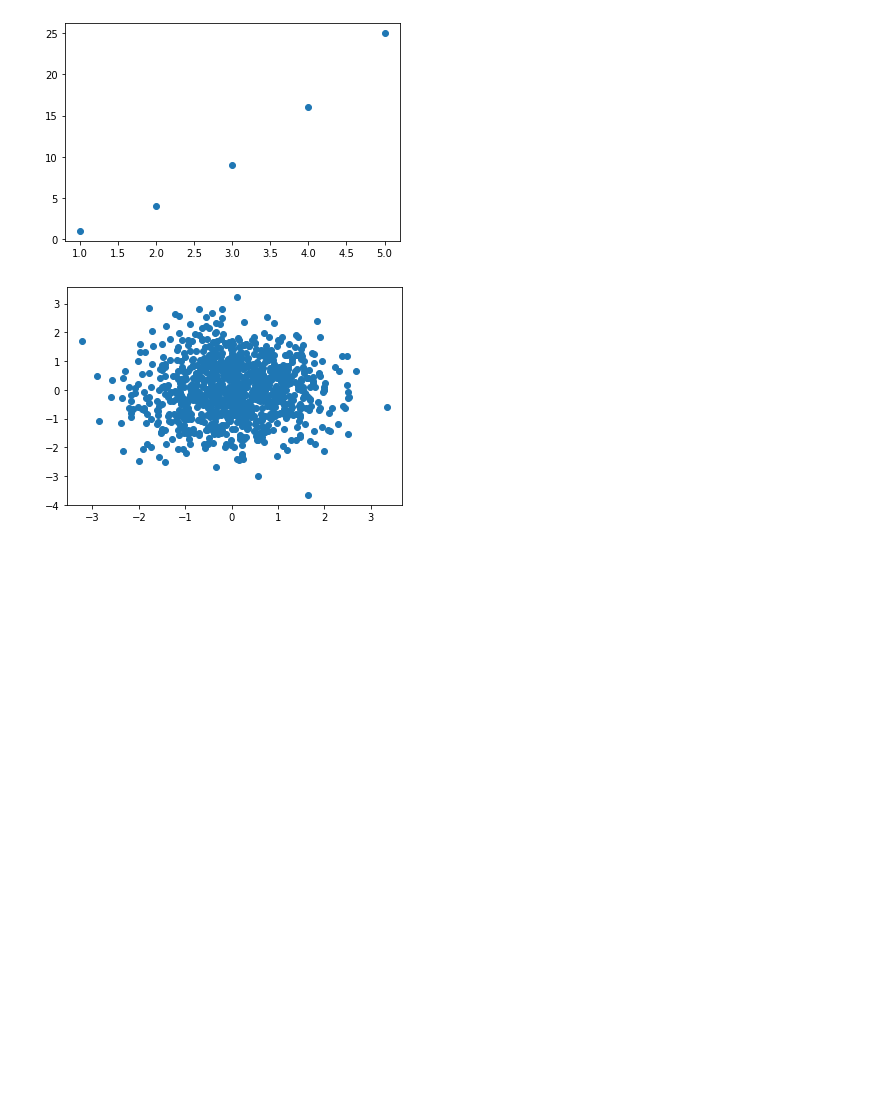
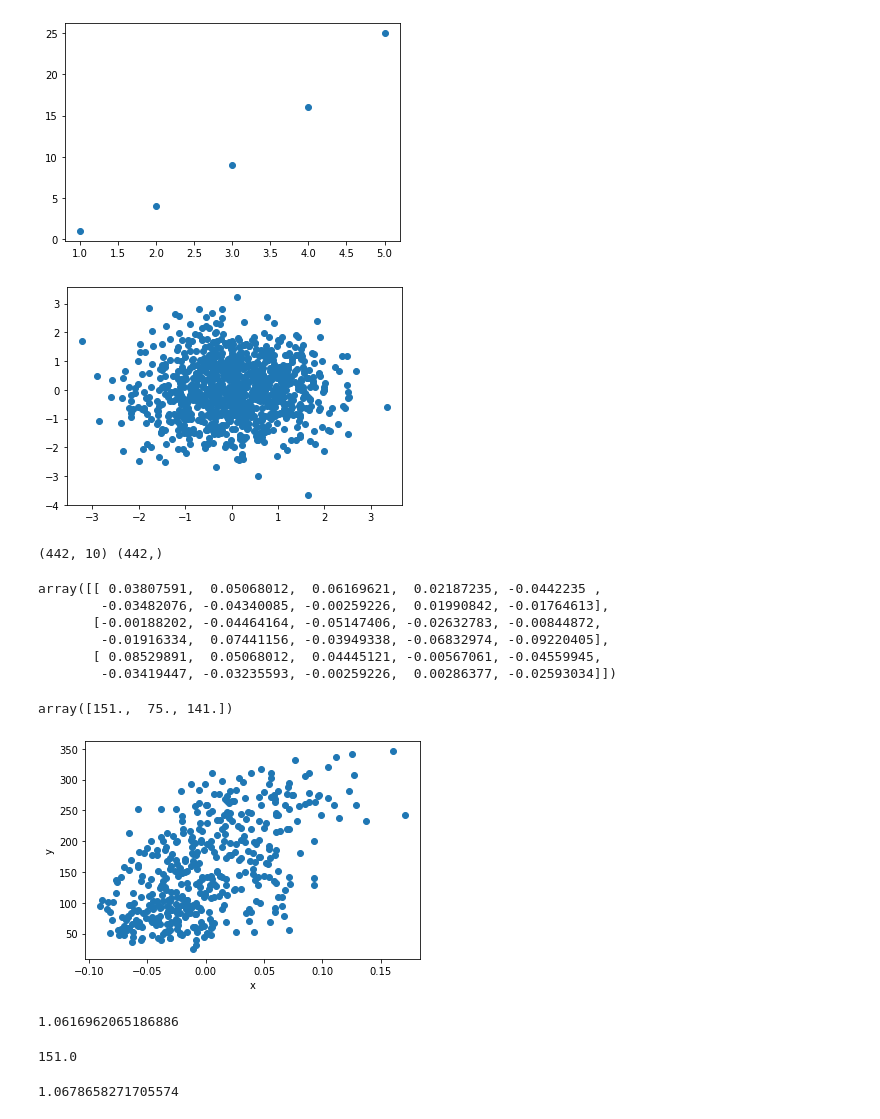
Before and after one commit to HyungJu/colab-practice, a Jupyter notebook: Untitled0_ipynb의_사본.ipynb, the cells around one changed output. Drawn from its saved outputs; the diff is of its cells as text; code cells hidden in the pictures; blank space fills up the shorter version.

```diff
--- a/Untitled0_ipynb의_사본.ipynb
+++ b/Untitled0_ipynb의_사본.ipynb
@@ -59,3 +59,31 @@ plt.scatter(x,y)
 plt.show()
 # %% [output]
 [figure]
+# %%
+from sklearn.datasets import load_diabetes
+diabetes = load_diabetes()
+# %%
+print(diabetes.data.shape, diabetes.target.shape)
+# %% [output]
+(442, 10) (442,)
+# %%
+diabetes.data[0:3]
+# %% [output]
+array([[ 0.03807591,  0.05068012,  0.06169621,  0.02187235, -0.0442235 ,
+        -0.03482076, -0.04340085, -0.00259226,  0.01990842, -0.01764613],
+       [-0.00188202, -0.04464164, -0.05147406, -0.02632783, -0.00844872,
+        -0.01916334,  0.07441156, -0.03949338, -0.06832974, -0.09220405],
+       [ 0.08529891,  0.05068012,  0.04445121, -0.00567061, -0.04559945,
+        -0.03419447, -0.03235593, -0.00259226,  0.00286377, -0.02593034]])
+# %%
+diabetes.target[:3]
+# %% [output]
+array([151.,  75., 141.])
+# %%
+import matplotlib.pyplot as plt
+plt.scatter(diabetes.data[:, 2], diabetes.target)
+plt.xlabel('x')
+plt.ylabel('y')
+plt.show()
+# %% [output]
+[figure, added]
@@ -61,0 +93,18 @@ plt.show()
+# %%
+w = 1.0
+b = 1.0
+
+y_hat = x[0] * w + b
+print(y_hat)
+# %% [output]
+1.0616962065186886
+# %%
+print(y[0])
+# %% [output]
+151.0
+# %%
+w_inc = w + 0.1
+y_hat_inc = w_inc * x[0] + b
+print(y_hat_inc)
+# %% [output]
+1.0678658271705574
```
Also changed, not shown: parts of 12 cells of this notebook.
